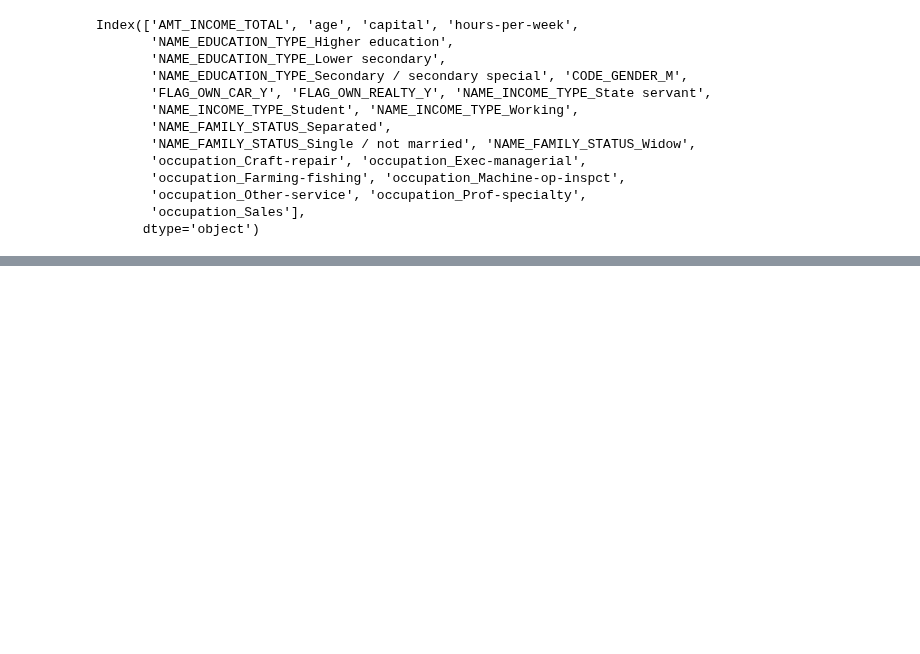
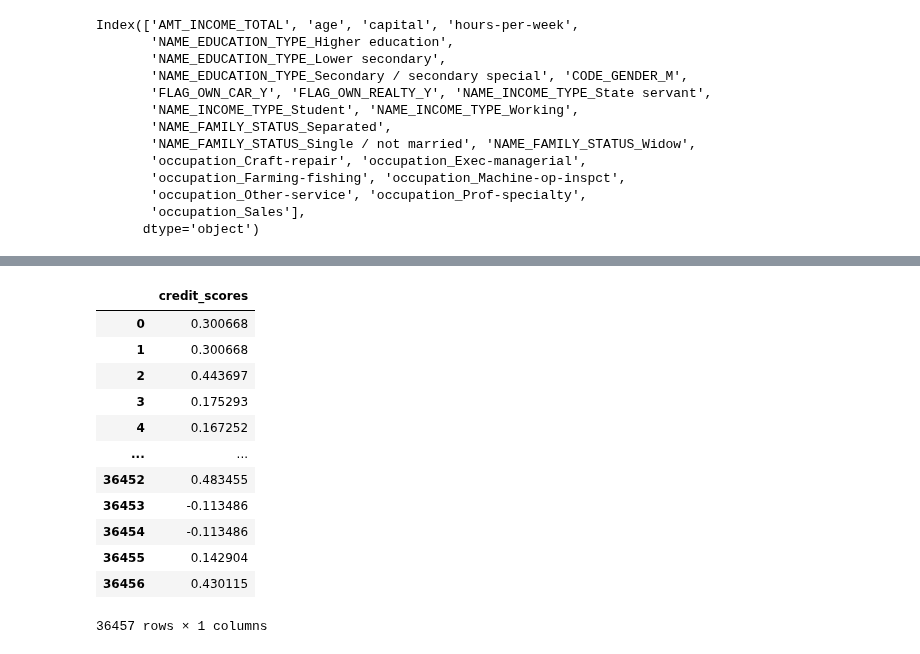
Before and after one commit to Linkkk01/INFO574_Group_Project, a Jupyter notebook: code/AHP.ipynb, the cells around one changed output, grey strips where cells are left out. Saved outputs shown, nothing was run; the diff lists cells and outputs as text; code cells hidden in the pictures; blank space fills up the shorter version.

```diff
--- a/code/AHP.ipynb
+++ b/code/AHP.ipynb
@@ -202,3 +196,18 @@ array([0.01998436, 0.11098794, 0.02864629, 0.1034813 , 0.02108171,
 # %%
 credit_scores = np.matmul(X, weights.reshape(-1,1))
-credit_scores.to_csv("../data/credit_scores_AHP.csv")
+credit_scores.columns= ["credit_scores"]
+credit_scores
+# %% [output]
+|  | credit_scores |
+| 0 | 0.300668 |
+| 1 | 0.300668 |
+| 2 | 0.443697 |
+| 3 | 0.175293 |
+| 4 | 0.167252 |
+| ... | ... |
+| 36452 | 0.483455 |
+| 36453 | -0.113486 |
+| 36454 | -0.113486 |
+| 36455 | 0.142904 |
+| 36456 | 0.430115 |
+36457 rows × 1 columns
```
Also changed, not shown: parts of 5 cells of this notebook.
